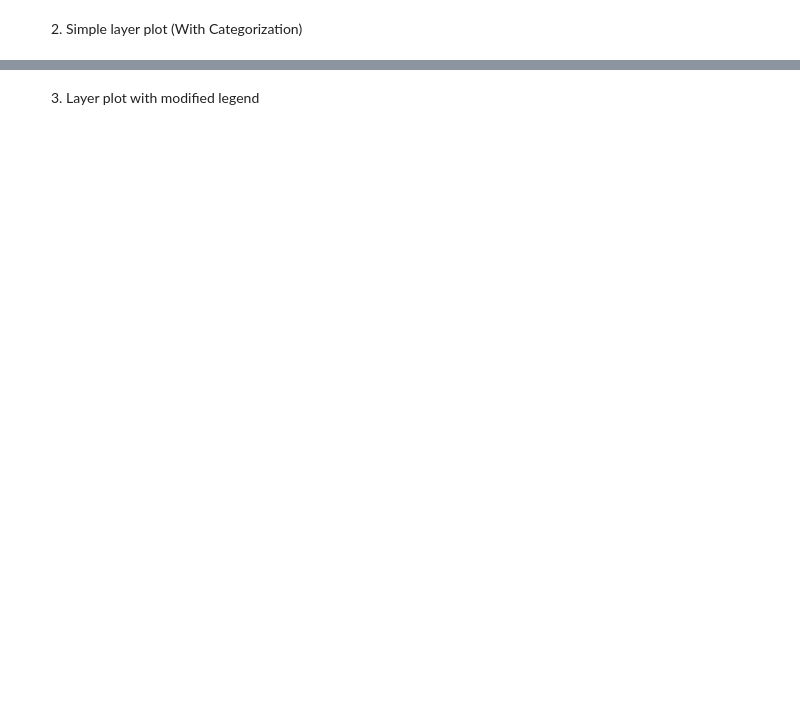
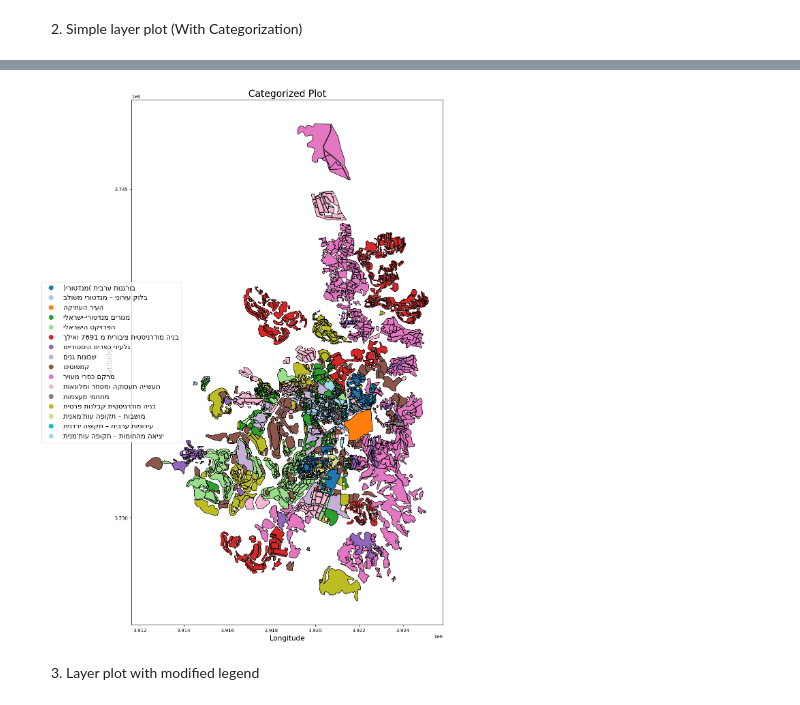
Before and after one commit to amirkl91/ClusterOn, a Jupyter notebook: openFiles.ipynb, the cells around one changed output, grey strips where cells are left out. Drawn from its saved outputs; the diff is of its cells as text; code cells hidden in the pictures; blank space fills up the shorter version.

```diff
--- a/openFiles.ipynb
+++ b/openFiles.ipynb
@@ -78,17 +142,28 @@ plt.show()
 # %%
-# Plot with categorization
+gdf[categorize_col] = gdf[categorize_col].apply(lambda x: x[::-1] if isinstance(x, str) else x)
+
 fig, ax = plt.subplots(figsize=(20, 20))
+
+# Plot with custom legend
 gdf.plot(column=categorize_col, ax=ax, legend=True,
          cmap='tab20',  # You can choose any colormap you like
-         edgecolor='k')  # Optional: adds black borders around polygons
+         edgecolor='k',  # Optional: adds black borders around polygons
+         legend_kwds={
+             'loc': 'center left',  # Position the legend on the left
+             'bbox_to_anchor': (-0.3, 0.5),  # Adjust the x and y position of the legend
+             'fontsize': 'x-large',  # Increase the font size of the legend
+             'title_fontsize': 'x-large'  # Increase the font size of the legend title
+         })
 
 # Add title and labels
-plt.title('Categorized Plot')
-plt.xlabel('Longitude')
-plt.ylabel('Latitude')
+plt.title('Categorized Plot', fontsize=20)
+plt.xlabel('Longitude', fontsize=15)
+plt.ylabel('Latitude', fontsize=15)
 
 # Show plot
 plt.show()
+# %% [output]
+[figure, added]
 # %% [markdown]
 3) Layer plot with modified legend
 # %%
```
Also changed, not shown: parts of 6 cells of this notebook.
